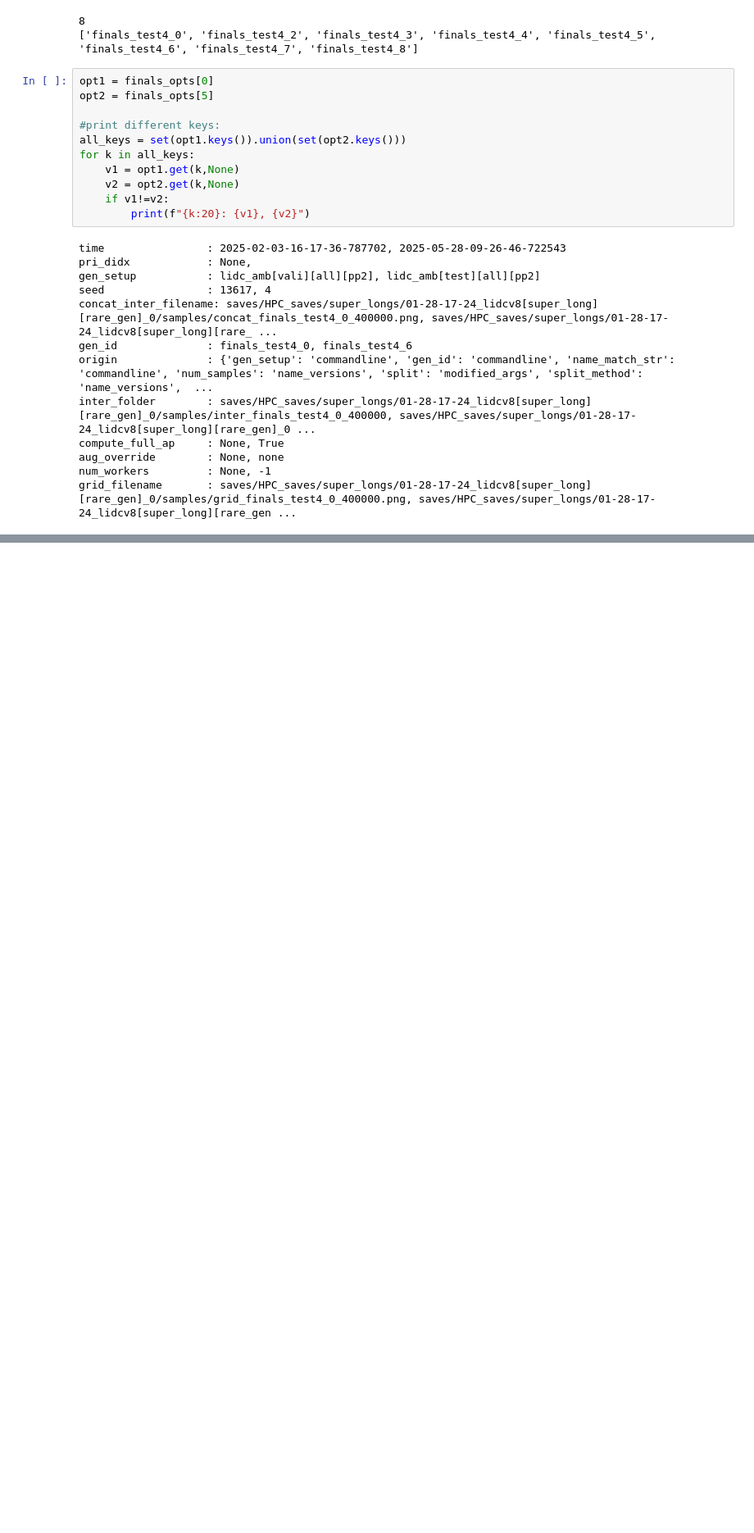
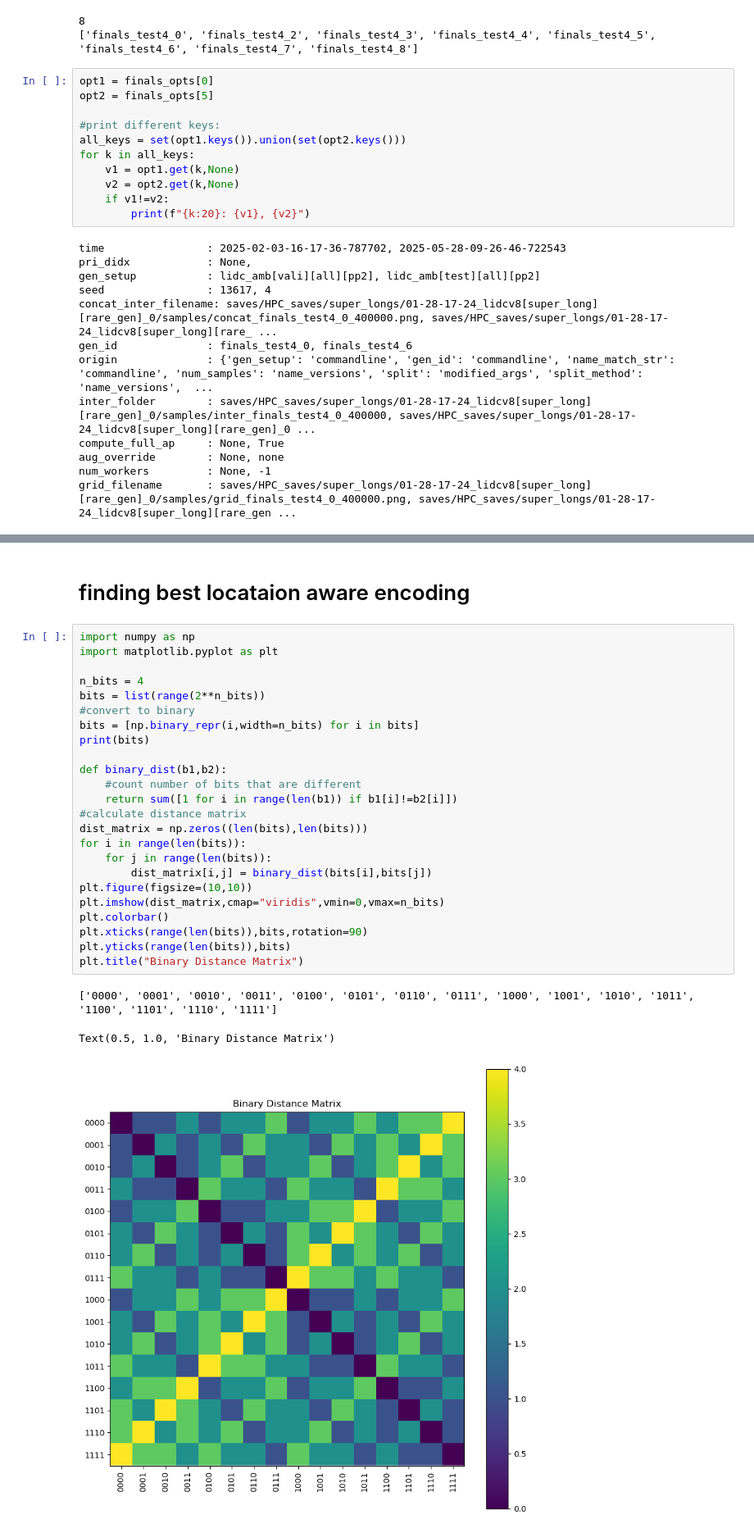
Before and after one commit to JakobLC/diffusion2, a Jupyter notebook: nice_script3.ipynb, the cells around one changed output, grey strips where cells are left out. Shown at 82% size. Drawn from its saved outputs; the diff is of its cells as text; blank space fills up the shorter version.

```diff
--- a/nice_script3.ipynb
+++ b/nice_script3.ipynb
@@ -1214,0 +1220,30 @@ grid_filename       : saves/HPC_saves/super_longs/01-28-17-24_lidcv8[super_long]
+# %% [markdown]
+# finding best locataion aware encoding
+# %%
+import numpy as np
+import matplotlib.pyplot as plt
+
+n_bits = 4
+bits = list(range(2**n_bits))
+#convert to binary
+bits = [np.binary_repr(i,width=n_bits) for i in bits]
+print(bits)
+
+def binary_dist(b1,b2):
+    #count number of bits that are different
+    return sum([1 for i in range(len(b1)) if b1[i]!=b2[i]])
+#calculate distance matrix
+dist_matrix = np.zeros((len(bits),len(bits)))
+for i in range(len(bits)):
+    for j in range(len(bits)):
+        dist_matrix[i,j] = binary_dist(bits[i],bits[j])
+plt.figure(figsize=(10,10))
+plt.imshow(dist_matrix,cmap="viridis",vmin=0,vmax=n_bits)
+plt.colorbar()
+plt.xticks(range(len(bits)),bits,rotation=90)
+plt.yticks(range(len(bits)),bits)
+plt.title("Binary Distance Matrix")
+# %% [output]
+['0000', '0001', '0010', '0011', '0100', '0101', '0110', '0111', '1000', '1001', '1010', '1011', '1100', '1101', '1110', '1111']
+Text(0.5, 1.0, 'Binary Distance Matrix')
+[figure, added]
```
Also changed, not shown: parts of 16 cells of this notebook, 10 other files.
